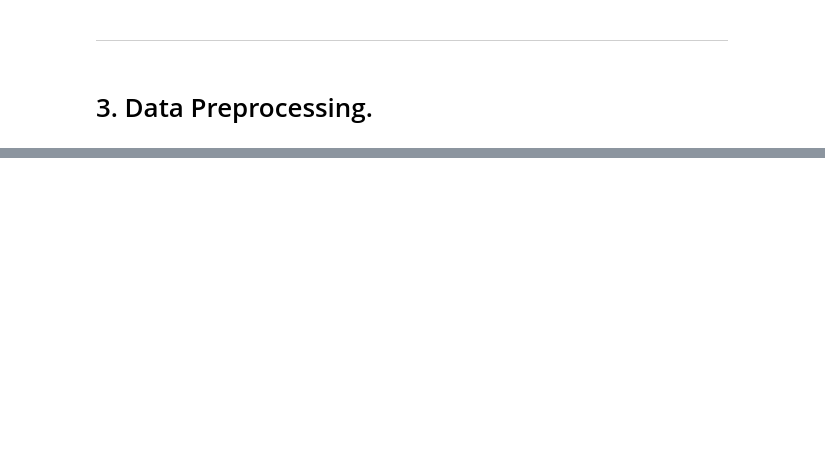
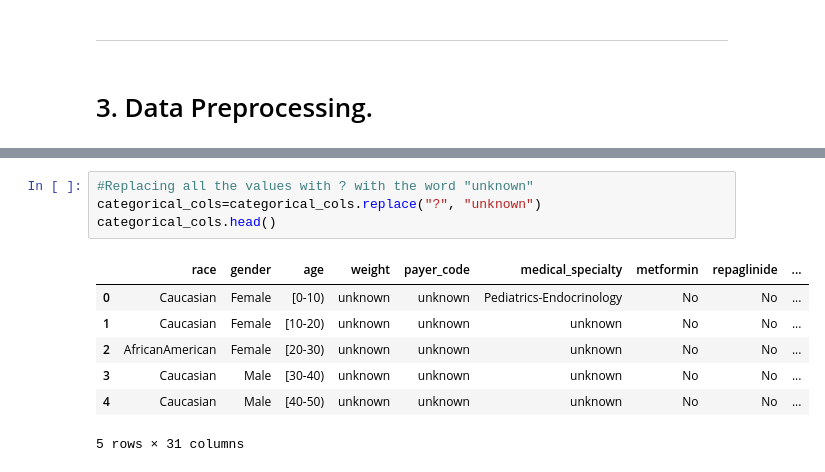
Before and after one commit to Jodhiamboapiyo/Diabetes_130-US_Hospitals_1999-2008, a Jupyter notebook: Notebooks/Kitasi.ipynb, the cells around one changed output, grey strips where cells are left out. Cells and saved outputs as stored; diff of their text form; blank space fills up the shorter version.

```diff
--- a/Notebooks/Kitasi.ipynb
+++ b/Notebooks/Kitasi.ipynb
@@ -293,0 +328,12 @@ No duplicate columns found.
+# %%
+#Replacing all the values with ? with the word "unknown"
+categorical_cols=categorical_cols.replace("?", "unknown")
+categorical_cols.head()
+# %% [output]
+|  | race | gender | age | weight | payer_code | medical_specialty | metformin | repaglinide | ... |
+| 0 | Caucasian | Female | [0-10) | unknown | unknown | Pediatrics-Endocrinology | No | No | ... |
+| 1 | Caucasian | Female | [10-20) | unknown | unknown | unknown | No | No | ... |
+| 2 | AfricanAmerican | Female | [20-30) | unknown | unknown | unknown | No | No | ... |
+| 3 | Caucasian | Male | [30-40) | unknown | unknown | unknown | No | No | ... |
+| 4 | Caucasian | Male | [40-50) | unknown | unknown | unknown | No | No | ... |
+5 rows × 31 columns
```
Also changed, not shown: parts of 19 cells of this notebook.
